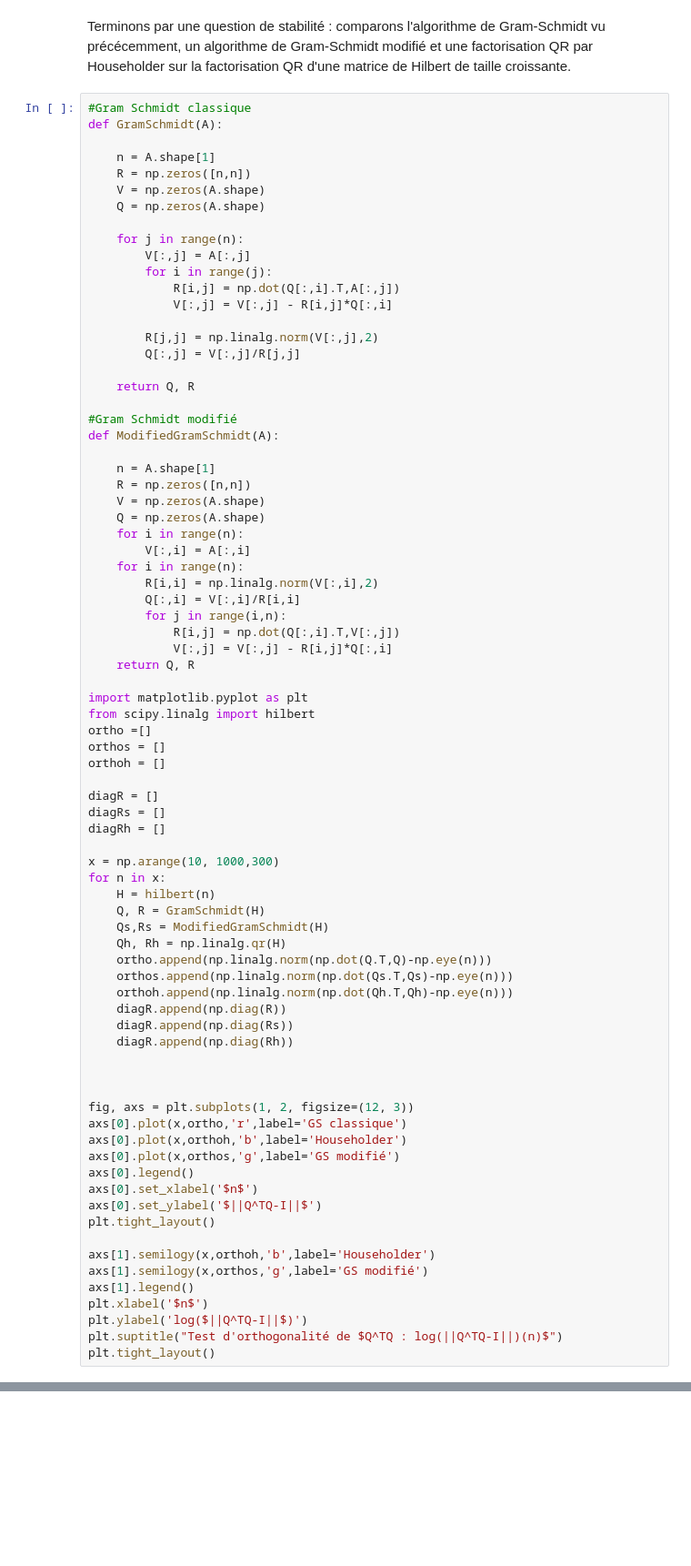
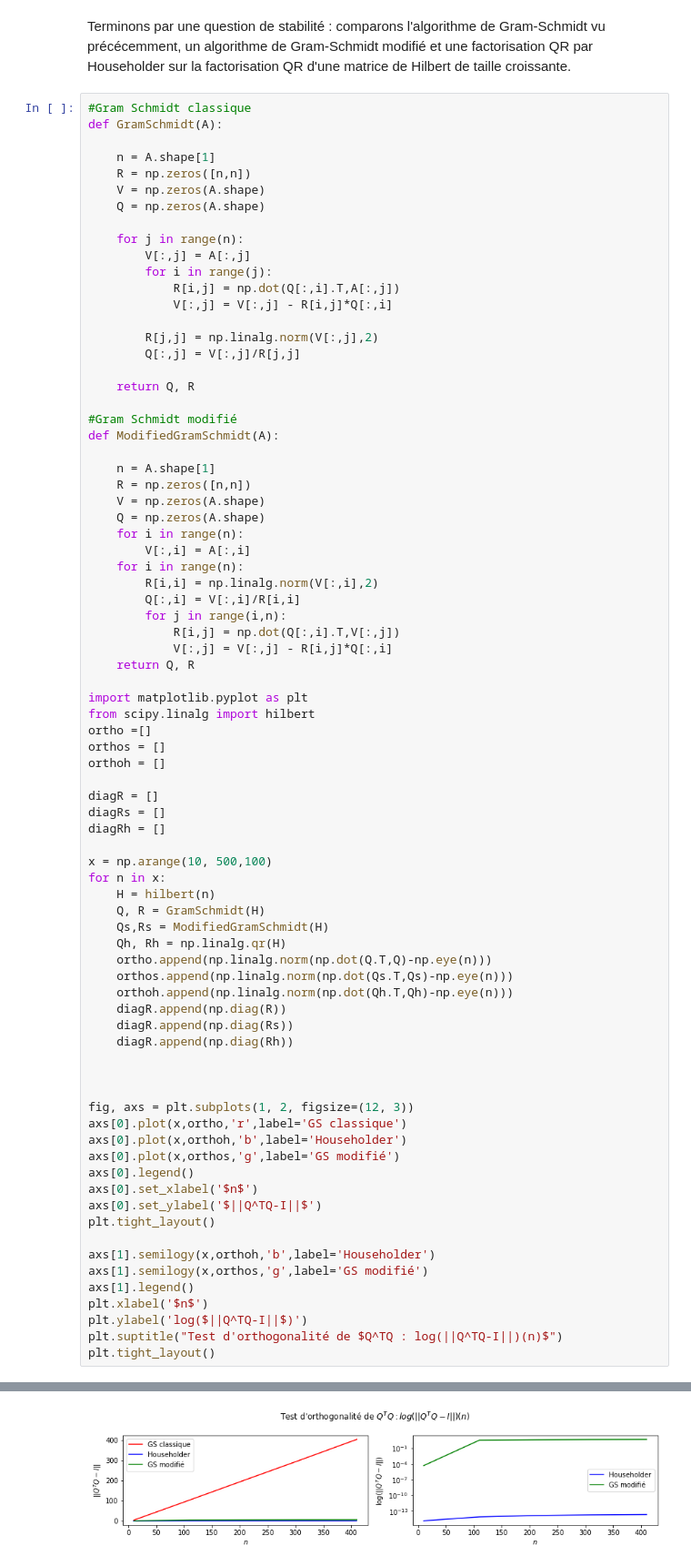
Before and after one commit to vbarra/ANbook, a Jupyter notebook: _sources/transfoortho.ipynb, the cells around one changed output, grey strips where cells are left out. Shown at 91% size. Drawn from its saved outputs; the diff is of its cells as text; blank space fills up the shorter version.

```diff
--- a/_sources/transfoortho.ipynb
+++ b/_sources/transfoortho.ipynb
@@ -470,7 +470,7 @@ diagR = []
 diagRs = []
 diagRh = []
 
-x = np.arange(10, 1000,300)
+x = np.arange(10, 500,100)
 for n in x:
     H = hilbert(n)
     Q, R = GramSchmidt(H)
@@ -505,0 +505 @@ KeyboardInterrupt:
+[figure, added]
```
Also changed, not shown: parts of 7 cells of this notebook, 4 other files.
